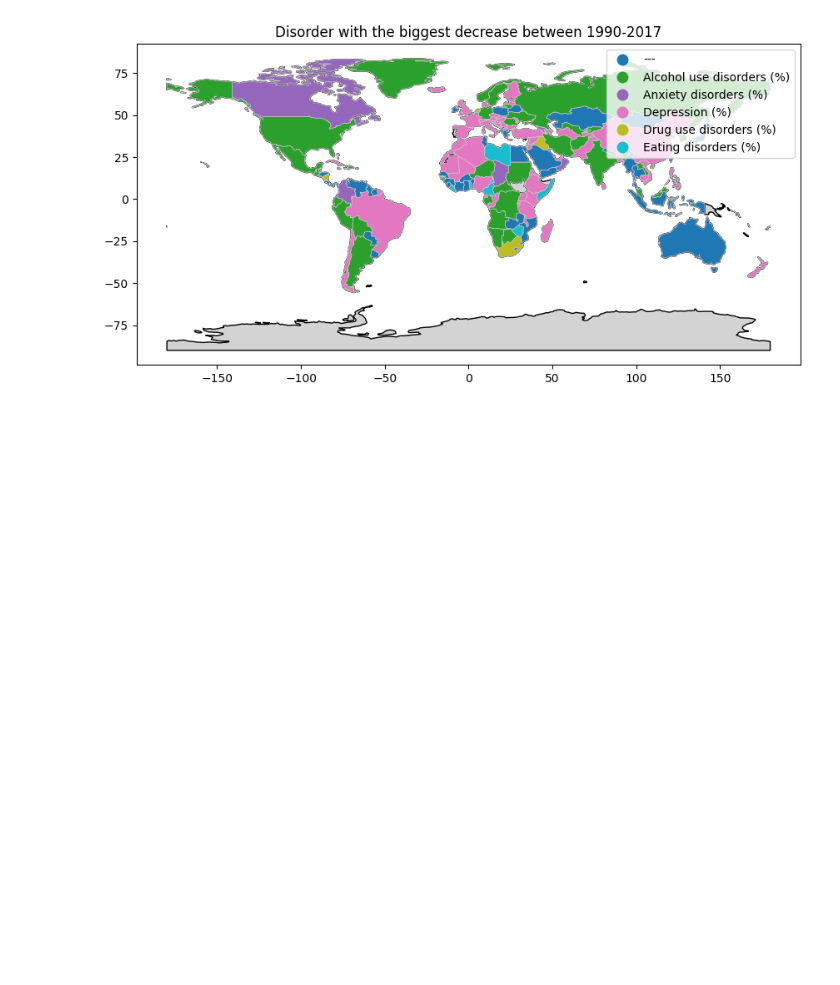
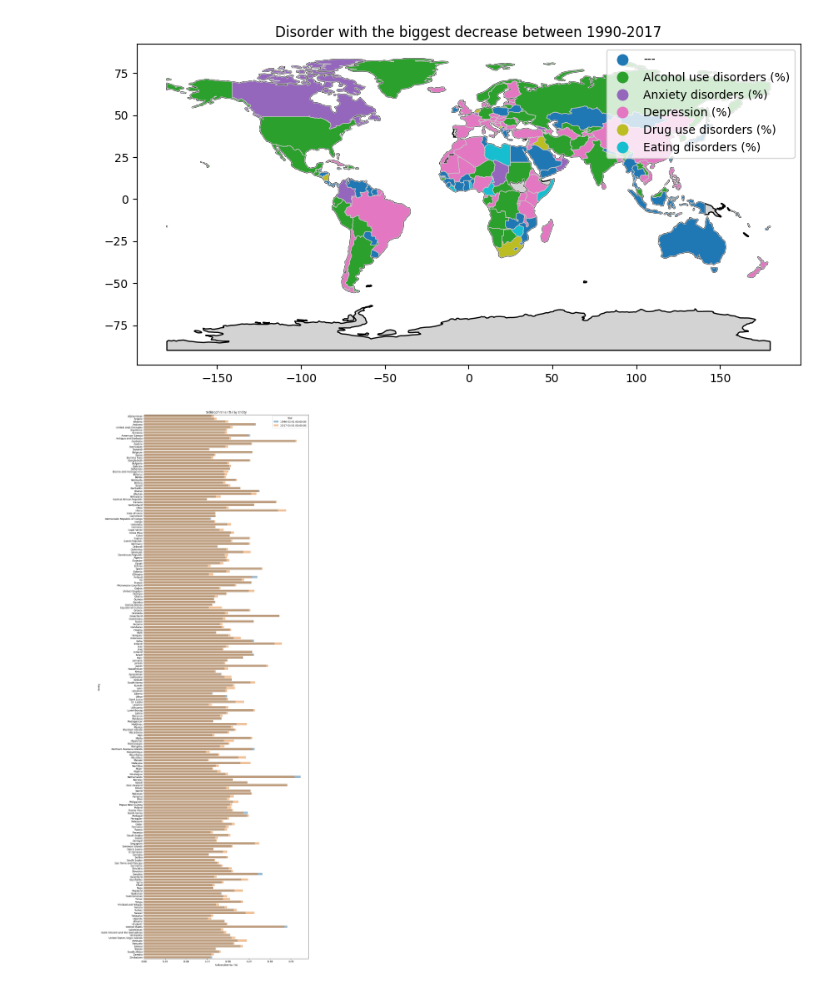
Before and after one commit to supernauth/mental_health_disorder, a Jupyter notebook: mental_health_disorder.ipynb, the cells around one changed output. Saved outputs shown, nothing was run; the diff lists cells and outputs as text; code cells hidden in the pictures; blank space fills up the shorter version.

Commit message:
Experimenting with a bar plot

```diff
--- a/mental_health_disorder.ipynb
+++ b/mental_health_disorder.ipynb
@@ -491,3 +491,27 @@ plt.title('Disorder with the biggest decrease between 1990-2017')
 plt.show()
 # %% [output]
 [figure]
+# %%
+differences = np.array(df_pivot["Schizophrenia (%)"]["2017-01-01"] - df_pivot["Schizophrenia (%)"]["1990-01-01"])
+# %%
+plt.figure(figsize=(12, 40))
+
+sns.barplot(
+    data=df_disorders_filtered_sorted,
+    y='Entity',
+    x='Schizophrenia (%)',
+    hue='Year',
+    alpha=0.5,
+    dodge=False
+)
+
+for i, diff in enumerate(differences):
+    ax.text(diff + 0.0, i, f'{diff:.2f}', va='center', fontsize=10)
+
+plt.xlabel('Schizophrenia (%)')
+plt.ylabel('Entity')
+plt.title('Schizophrenia (%) by Entity')
+
+plt.show()
+# %% [output]
+[figure, added]
```
Also changed, not shown: parts of 1 cell of this notebook.
